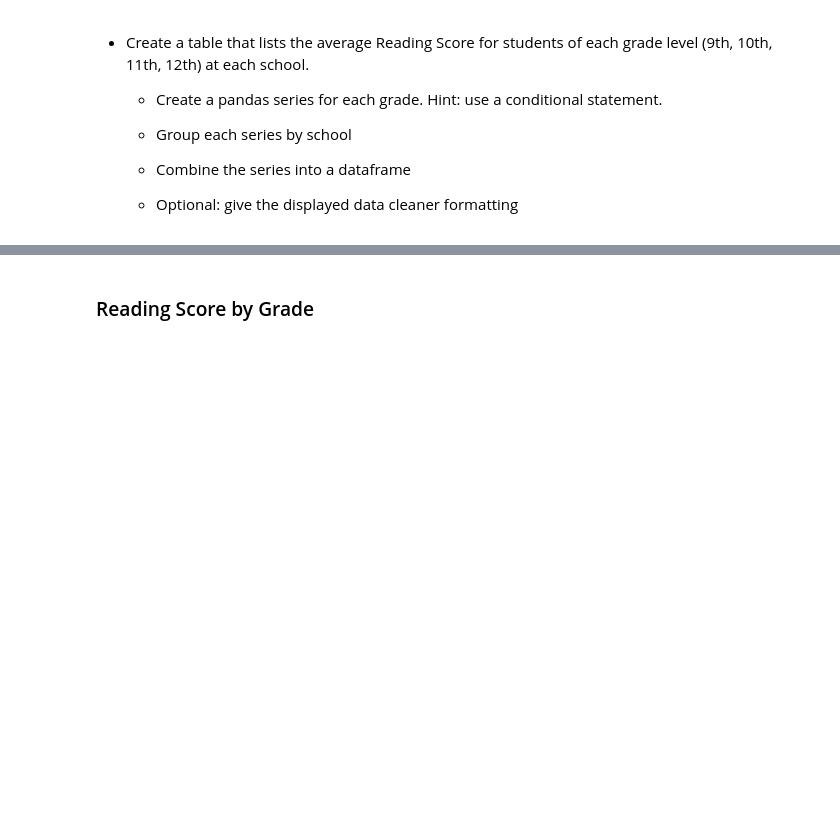
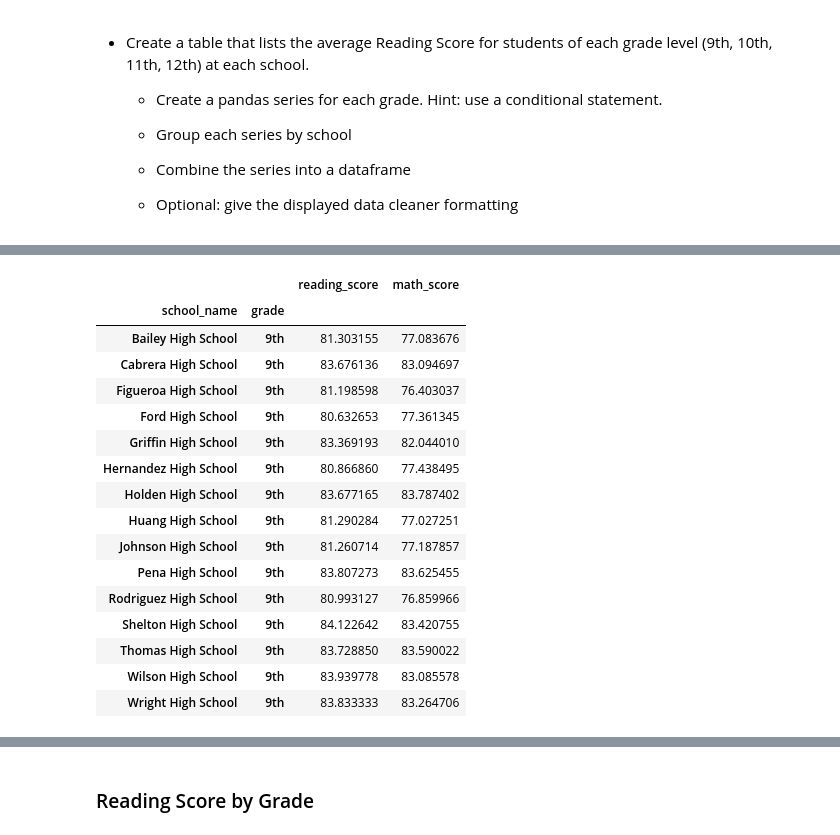
Before and after one commit to RobertSparadrap/Hello-World, a Jupyter notebook: assignment/week2/Python_Lab_Assignment.ipynb, the cells around one changed output, grey strips where cells are left out. Cells and saved outputs as stored; diff of their text form; code cells hidden in the pictures; blank space fills up the shorter version.

```diff
--- a/assignment/week2/Python_Lab_Assignment.ipynb
+++ b/assignment/week2/Python_Lab_Assignment.ipynb
@@ -359,4 +496,23 @@ average
 # %%
 # Calculate the average math score for 9th grade in each school
+school_data_complete[school_data_complete['grade'] == '9th'].groupby(['school_name', 'grade']).mean(['reading_score', 'math_score']).iloc[0:, [1, 2]]
+# %% [output]
+|  |  | reading_score | math_score |
+| school_name | grade |  |  |
+| Bailey High School | 9th | 81.303155 | 77.083676 |
+| Cabrera High School | 9th | 83.676136 | 83.094697 |
+| Figueroa High School | 9th | 81.198598 | 76.403037 |
+| Ford High School | 9th | 80.632653 | 77.361345 |
+| Griffin High School | 9th | 83.369193 | 82.044010 |
+| Hernandez High School | 9th | 80.866860 | 77.438495 |
+| Holden High School | 9th | 83.677165 | 83.787402 |
+| Huang High School | 9th | 81.290284 | 77.027251 |
+| Johnson High School | 9th | 81.260714 | 77.187857 |
+| Pena High School | 9th | 83.807273 | 83.625455 |
+| Rodriguez High School | 9th | 80.993127 | 76.859966 |
+| Shelton High School | 9th | 84.122642 | 83.420755 |
+| Thomas High School | 9th | 83.728850 | 83.590022 |
+| Wilson High School | 9th | 83.939778 | 83.085578 |
+| Wright High School | 9th | 83.833333 | 83.264706 |
 # %%
 # Calculate the average math score for 10th grade in each school
```
Also changed, not shown: parts of 15 cells of this notebook.
